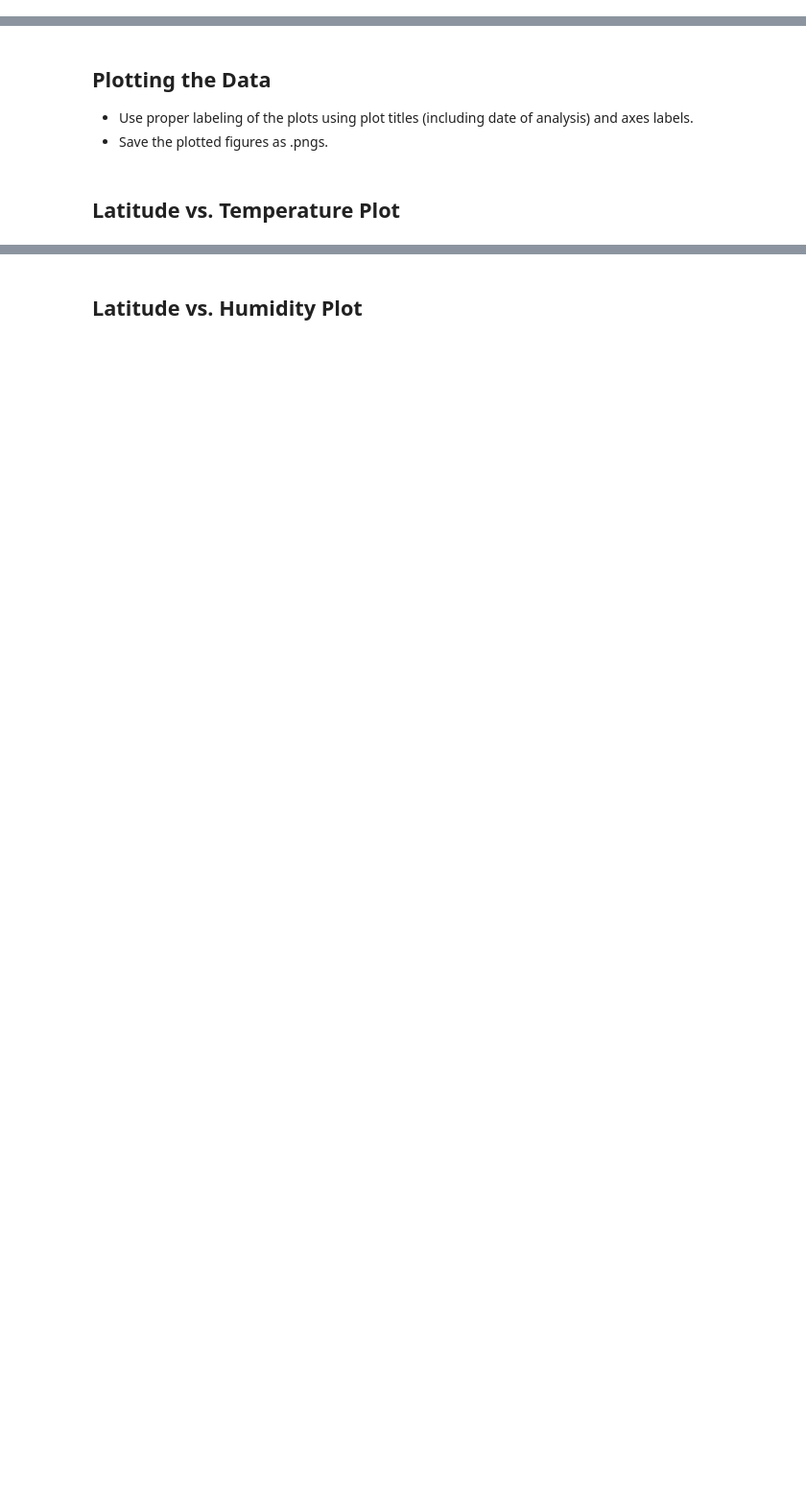
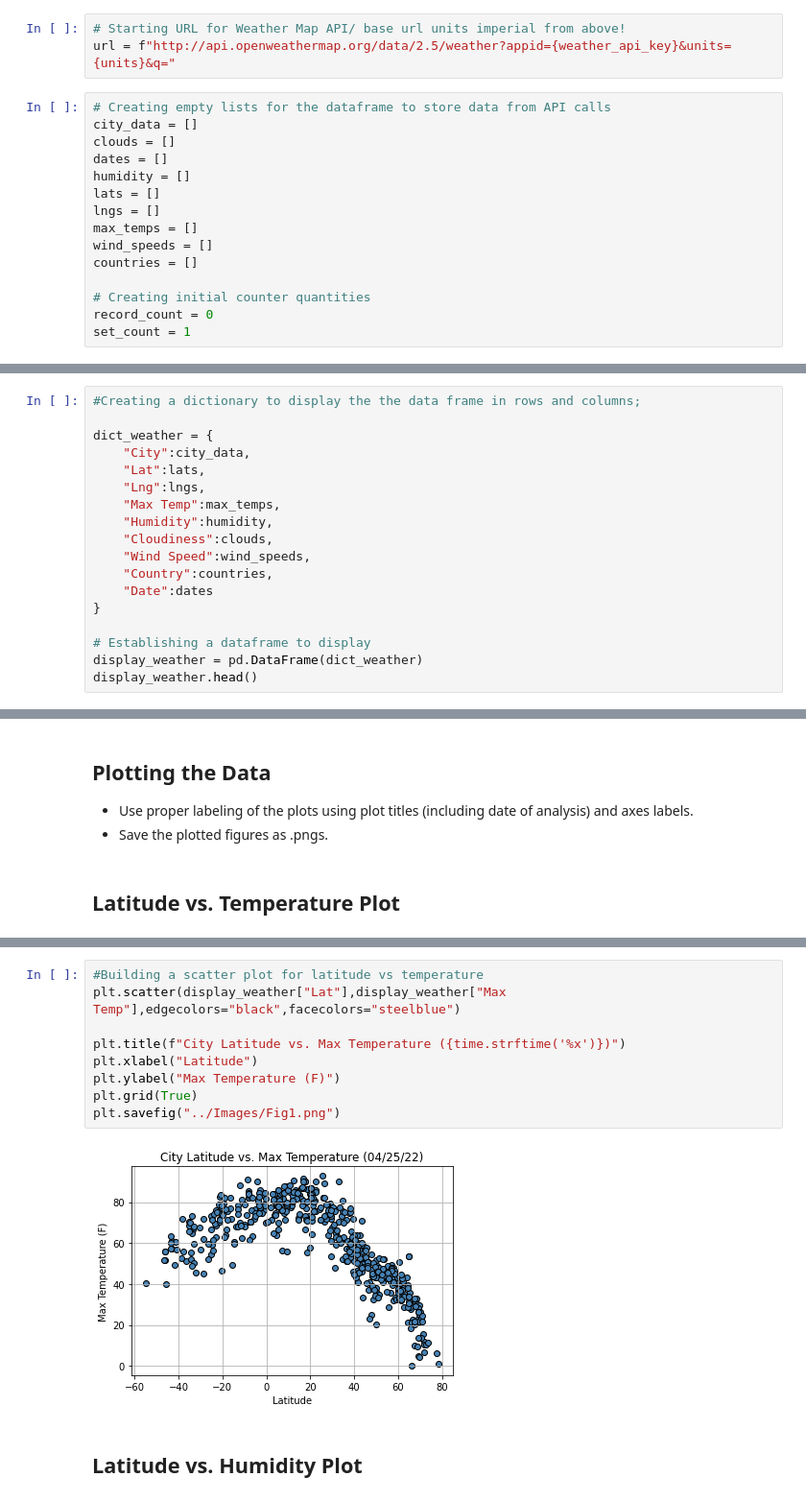
Before and after one commit to GambitAcid/Python-API-Challenge, a Jupyter notebook: Instructions/WeatherPy/WeatherPy.ipynb, the cells around one changed output, grey strips where cells are left out. Shown at 96% size. Saved outputs shown, nothing was run; the diff lists cells and outputs as text; blank space fills up the shorter version.

```diff
--- a/Instructions/WeatherPy/WeatherPy.ipynb
+++ b/Instructions/WeatherPy/WeatherPy.ipynb
@@ -53,4 +56,22 @@ len(cities)
 ### Perform API Calls
 * Perform a weather check on each city using a series of successive API calls.
 * Include a print log of each city as it'sbeing processed (with the city number and city name).
+# %%
+# Starting URL for Weather Map API/ base url units imperial from above!
+url = f"http://api.openweathermap.org/data/2.5/weather?appid={weather_api_key}&units={units}&q="
+# %%
+# Creating empty lists for the dataframe to store data from API calls
+city_data = []
+clouds = []
+dates = []
+humidity = []
+lats = []
+lngs = []
+max_temps = []
+wind_speeds = []
+countries = []
+
+# Creating initial counter quantities
+record_count = 0
+set_count = 1
 # %%
@@ -142,0 +132,18 @@ KeyboardInterrupt:
+# %%
+#Creating a dictionary to display the the data frame in rows and columns;
+
+dict_weather = {
+    "City":city_data,
+    "Lat":lats,
+    "Lng":lngs,
+    "Max Temp":max_temps,
+    "Humidity":humidity,
+    "Cloudiness":clouds,
+    "Wind Speed":wind_speeds,
+    "Country":countries,
+    "Date":dates
+}
+
+# Establishing a dataframe to display
+display_weather = pd.DataFrame(dict_weather)
+display_weather.head()
@@ -181,2 +214,13 @@ Int64Index([], dtype='int64')
+# %%
+#Building a scatter plot for latitude vs temperature
+plt.scatter(display_weather["Lat"],display_weather["Max Temp"],edgecolors="black",facecolors="steelblue")
+
+plt.title(f"City Latitude vs. Max Temperature ({time.strftime('%x')})")
+plt.xlabel("Latitude")
+plt.ylabel("Max Temperature (F)")
+plt.grid(True)
+plt.savefig("../Images/Fig1.png")
+# %% [output]
+[figure, added]
 # %% [markdown]
 ## Latitude vs. Humidity Plot
```
Also changed, not shown: parts of 39 cells of this notebook, 29 other files.
